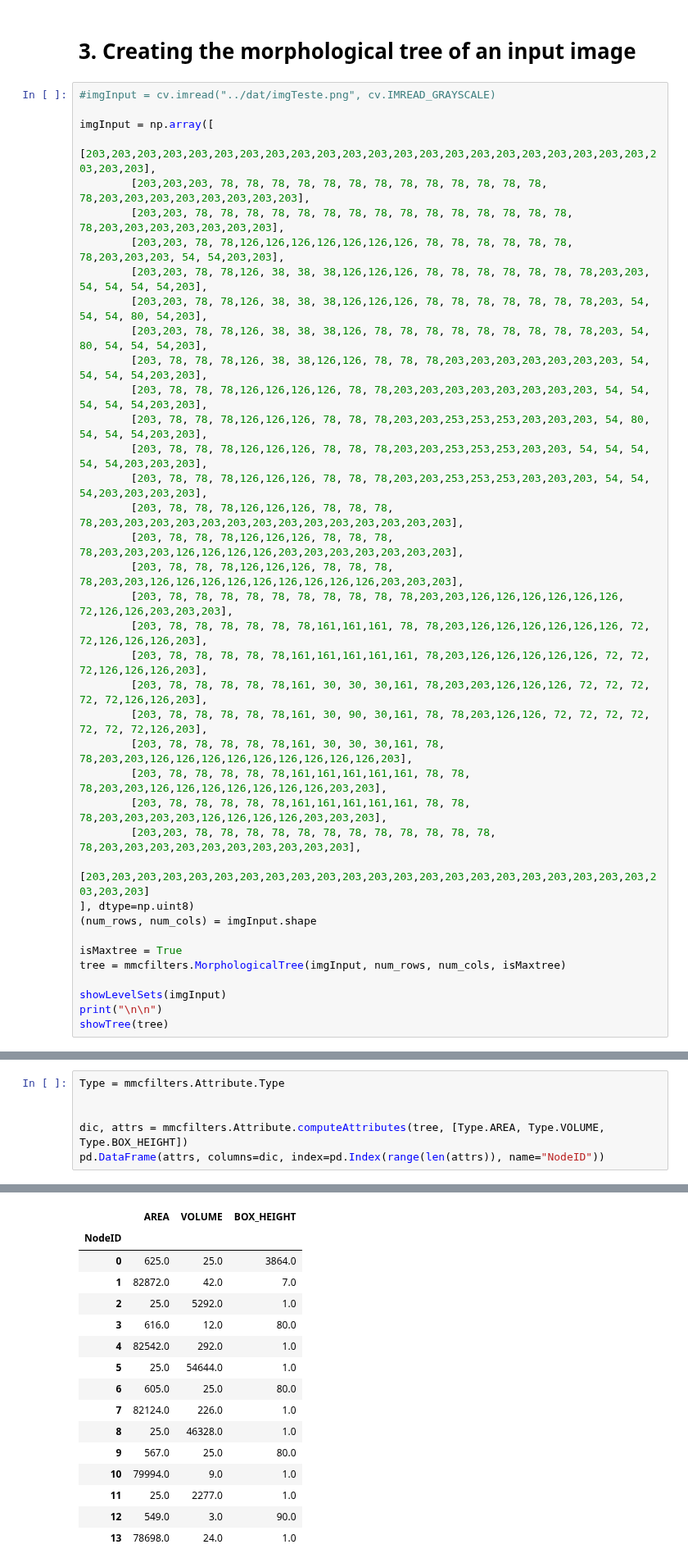
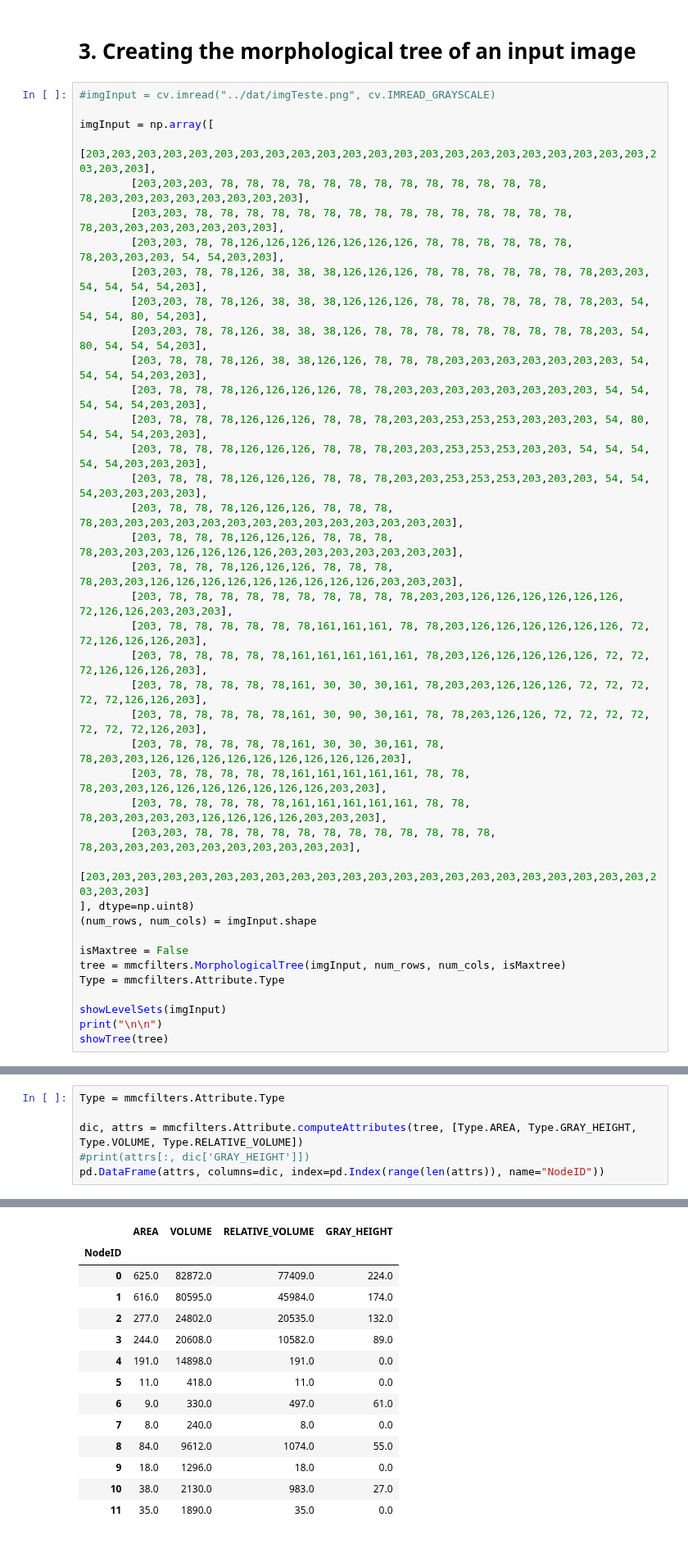
Before and after one commit to wonderalexandre/mmcfilters, a Jupyter notebook: notebooks/SimpleExamples.ipynb, the cells around one changed output, grey strips where cells are left out. Shown at 82% size. Drawn from its saved outputs; the diff is of its cells as text.

```diff
--- a/notebooks/SimpleExamples.ipynb
+++ b/notebooks/SimpleExamples.ipynb
@@ -187,8 +151,9 @@ imgInput = np.array([
 ], dtype=np.uint8)
 (num_rows, num_cols) = imgInput.shape
 
-isMaxtree = True
+isMaxtree = False
 tree = mmcfilters.MorphologicalTree(imgInput, num_rows, num_cols, isMaxtree)
+Type = mmcfilters.Attribute.Type
 
 showLevelSets(imgInput)
 print("\n\n")
@@ -252,7 +247,7 @@ GRAY_HEIGHT (numpy): [224. 216. 200. 182. 176.   0. 128.  51.   0.   0.   0.   0
 # %%
 Type = mmcfilters.Attribute.Type
 
-
-dic, attrs = mmcfilters.Attribute.computeAttributes(tree, [Type.AREA, Type.VOLUME, Type.BOX_HEIGHT])
+dic, attrs = mmcfilters.Attribute.computeAttributes(tree, [Type.AREA, Type.GRAY_HEIGHT, Type.VOLUME, Type.RELATIVE_VOLUME])
+#print(attrs[:, dic['GRAY_HEIGHT']])
 pd.DataFrame(attrs, columns=dic, index=pd.Index(range(len(attrs)), name="NodeID"))
 # %% [output]
@@ -264,16 +254,14 @@ pd.DataFrame(attrs, columns=dic, index=pd.Index(range(len(attrs)), name="NodeID"
-|  | AREA | VOLUME | BOX_HEIGHT |
-| NodeID |  |  |  |
-| 0 | 625.0 | 25.0 | 3864.0 |
-| 1 | 82872.0 | 42.0 | 7.0 |
-| 2 | 25.0 | 5292.0 | 1.0 |
-| 3 | 616.0 | 12.0 | 80.0 |
-| 4 | 82542.0 | 292.0 | 1.0 |
-| 5 | 25.0 | 54644.0 | 1.0 |
-| 6 | 605.0 | 25.0 | 80.0 |
-| 7 | 82124.0 | 226.0 | 1.0 |
-| 8 | 25.0 | 46328.0 | 1.0 |
-| 9 | 567.0 | 25.0 | 80.0 |
-| 10 | 79994.0 | 9.0 | 1.0 |
-| 11 | 25.0 | 2277.0 | 1.0 |
-| 12 | 549.0 | 3.0 | 90.0 |
-| 13 | 78698.0 | 24.0 | 1.0 |
+|  | AREA | VOLUME | RELATIVE_VOLUME | GRAY_HEIGHT |
+| NodeID |  |  |  |  |
+| 0 | 625.0 | 82872.0 | 77409.0 | 224.0 |
+| 1 | 616.0 | 80595.0 | 45984.0 | 174.0 |
+| 2 | 277.0 | 24802.0 | 20535.0 | 132.0 |
+| 3 | 244.0 | 20608.0 | 10582.0 | 89.0 |
+| 4 | 191.0 | 14898.0 | 191.0 | 0.0 |
+| 5 | 11.0 | 418.0 | 11.0 | 0.0 |
+| 6 | 9.0 | 330.0 | 497.0 | 61.0 |
+| 7 | 8.0 | 240.0 | 8.0 | 0.0 |
+| 8 | 84.0 | 9612.0 | 1074.0 | 55.0 |
+| 9 | 18.0 | 1296.0 | 18.0 | 0.0 |
+| 10 | 38.0 | 2130.0 | 983.0 | 27.0 |
+| 11 | 35.0 | 1890.0 | 35.0 | 0.0 |
```
Also changed, not shown: parts of 24 cells of this notebook, 9 other files.
